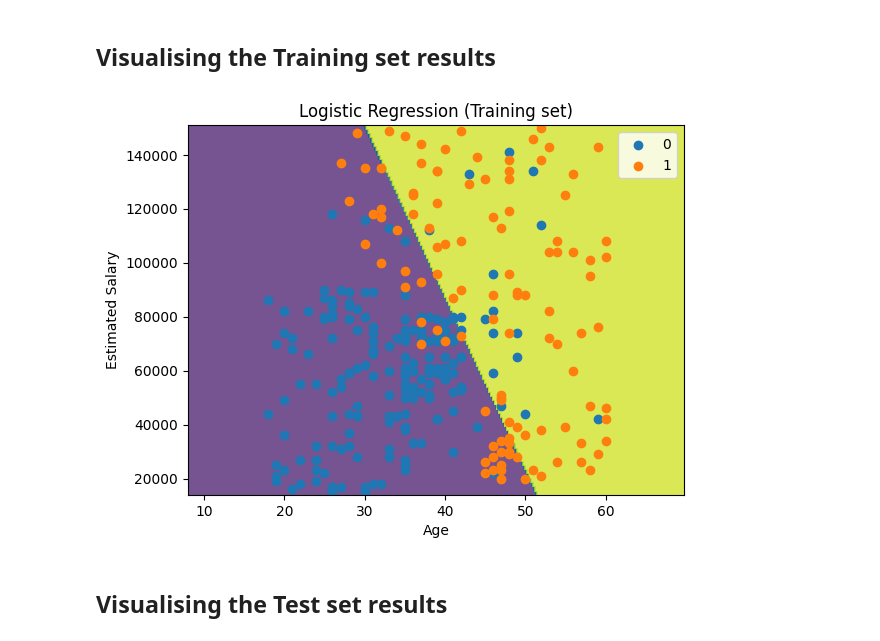
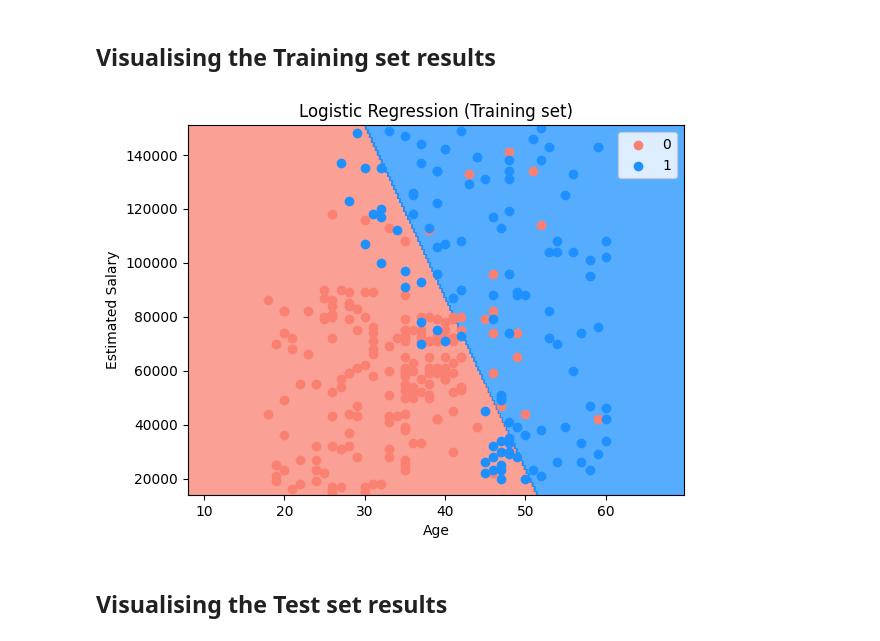
Before and after one commit to HZhalex/MLAZ, a Jupyter notebook: logistic_regression(done).ipynb, the cells around one changed output. Saved outputs shown, nothing was run; the diff lists cells and outputs as text; code cells hidden in the pictures.

```diff
--- a/logistic_regression(done).ipynb
+++ b/logistic_regression(done).ipynb
@@ -10,10 +10,10 @@ import pandas as pd
 ## Importing the dataset
 # %%
 dataset = pd.read_csv('Social_Network_Ads.csv')
-X = dataset.iloc[:, :-1].values
-y = dataset.iloc[:, -1].values
+x = dataset.iloc[:,:-1].values
+y = dataset.iloc[:,-1].values
 # %% [markdown]
 ## Splitting the dataset into the Training set and Test set
 # %%
 from sklearn.model_selection import train_test_split
-X_train, X_test, y_train, y_test = train_test_split(X, y, test_size = 0.25, random_state = 0)
+x_train,x_test,y_train,y_test = train_test_split(x,y,test_size = 0.25,random_state = 0)
@@ -80,5 +22,5 @@ print(y_test)
 # %%
 from sklearn.preprocessing import StandardScaler
 sc = StandardScaler()
-X_train = sc.fit_transform(X_train)
-X_test = sc.transform(X_test)
+x_train = sc.fit_transform(x_train)
+x_test = sc.transform(x_test)
@@ -127,7 +46,7 @@ print(X_test)
 # %%
 from sklearn.linear_model import LogisticRegression
 classifier = LogisticRegression(random_state = 0)
-classifier.fit(X_train, y_train)
+classifier.fit(x_train,y_train)
 # %% [output]
 LogisticRegression(random_state=0)
 # %% [markdown]
@@ -175,21 +94,21 @@ accuracy_score(y_test, y_pred)
 # %%
 from matplotlib.colors import ListedColormap
 X_set, y_set = sc.inverse_transform(X_train), y_train
 X1, X2 = np.meshgrid(np.arange(start = X_set[:, 0].min() - 10, stop = X_set[:, 0].max() + 10, step = 0.25),
                      np.arange(start = X_set[:, 1].min() - 1000, stop = X_set[:, 1].max() + 1000, step = 0.25))
 plt.contourf(X1, X2, classifier.predict(sc.transform(np.array([X1.ravel(), X2.ravel()]).T)).reshape(X1.shape),
-             alpha = 0.75)
+             alpha = 0.75, cmap = ListedColormap(('salmon', 'dodgerblue')))
 plt.xlim(X1.min(), X1.max())
 plt.ylim(X2.min(), X2.max())
 for i, j in enumerate(np.unique(y_set)):
-    plt.scatter(X_set[y_set == j, 0], X_set[y_set == j, 1], label = j)
+    plt.scatter(X_set[y_set == j, 0], X_set[y_set == j, 1], c = ListedColormap(('salmon', 'dodgerblue'))(i), label = j)
 plt.title('Logistic Regression (Training set)')
 plt.xlabel('Age')
 plt.ylabel('Estimated Salary')
 plt.legend()
 plt.show()
 # %% [output]
-[figure, old version]
+[figure, new version]
 # %% [markdown]
 ## Visualising the Test set results
 # %%
```
Also changed, not shown: parts of 10 cells of this notebook.
